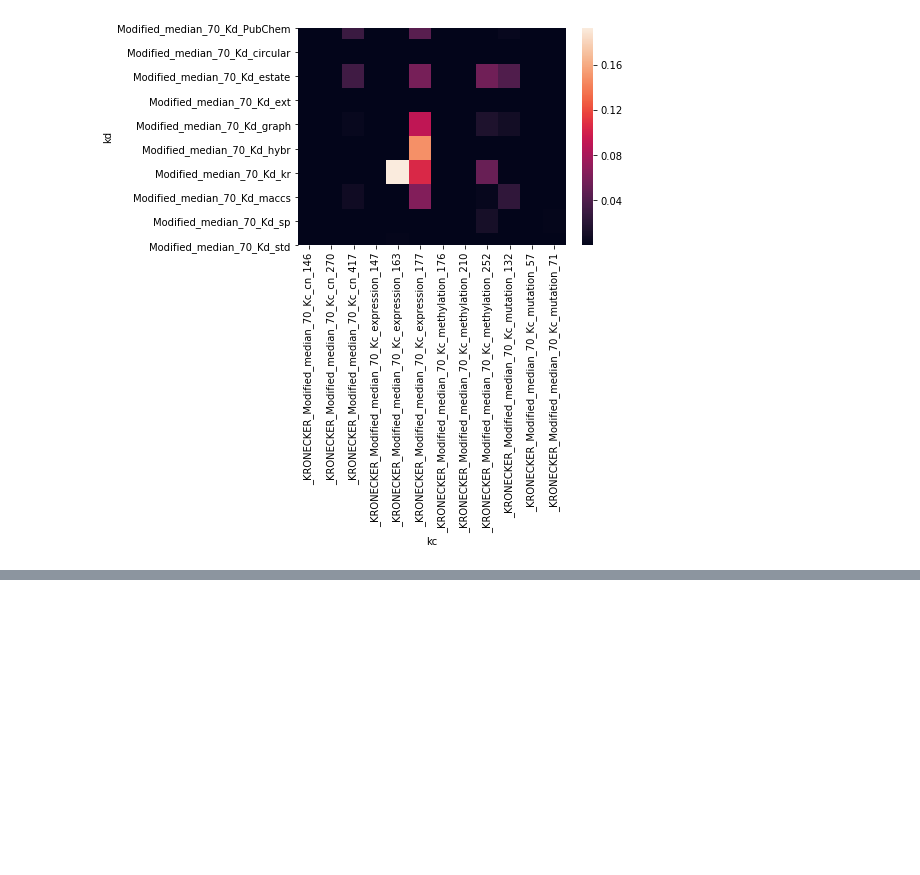
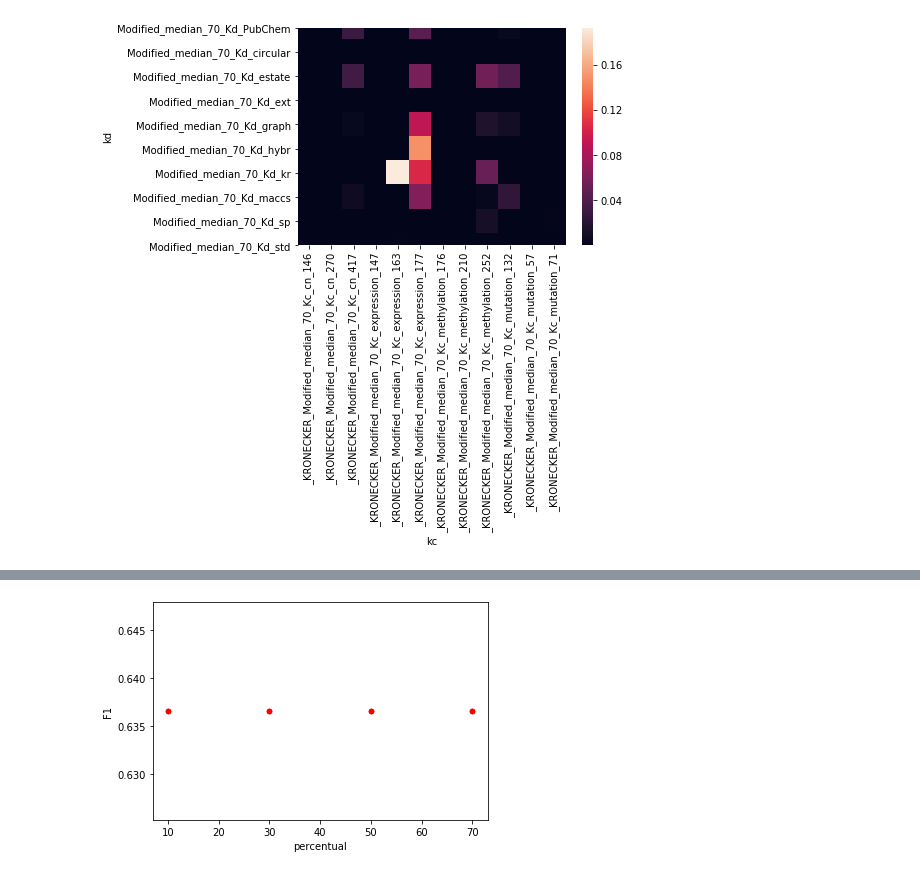
Before and after one commit to TassiaBastos/Treatment-of-incomplete-kernels, a Jupyter notebook: notebooks/analise_scenario3.ipynb, the cells around one changed output, grey strips where cells are left out. Cells and saved outputs as stored; diff of their text form; code cells hidden in the pictures; blank space fills up the shorter version.

```diff
--- a/notebooks/analise_scenario3.ipynb
+++ b/notebooks/analise_scenario3.ipynb
@@ -552,0 +669,9 @@ plot_heatmap(df, percentual=70, tipo='median')
+# %%
+import matplotlib.pyplot as plt
+import pandas as pd
+
+# a scatter plot comparing num_children and num_pets
+df.plot(kind='scatter',x='percentual',y='F1',color='red')
+plt.show()
+# %% [output]
+[figure, added]
```
Also changed, not shown: parts of 5 cells of this notebook.
